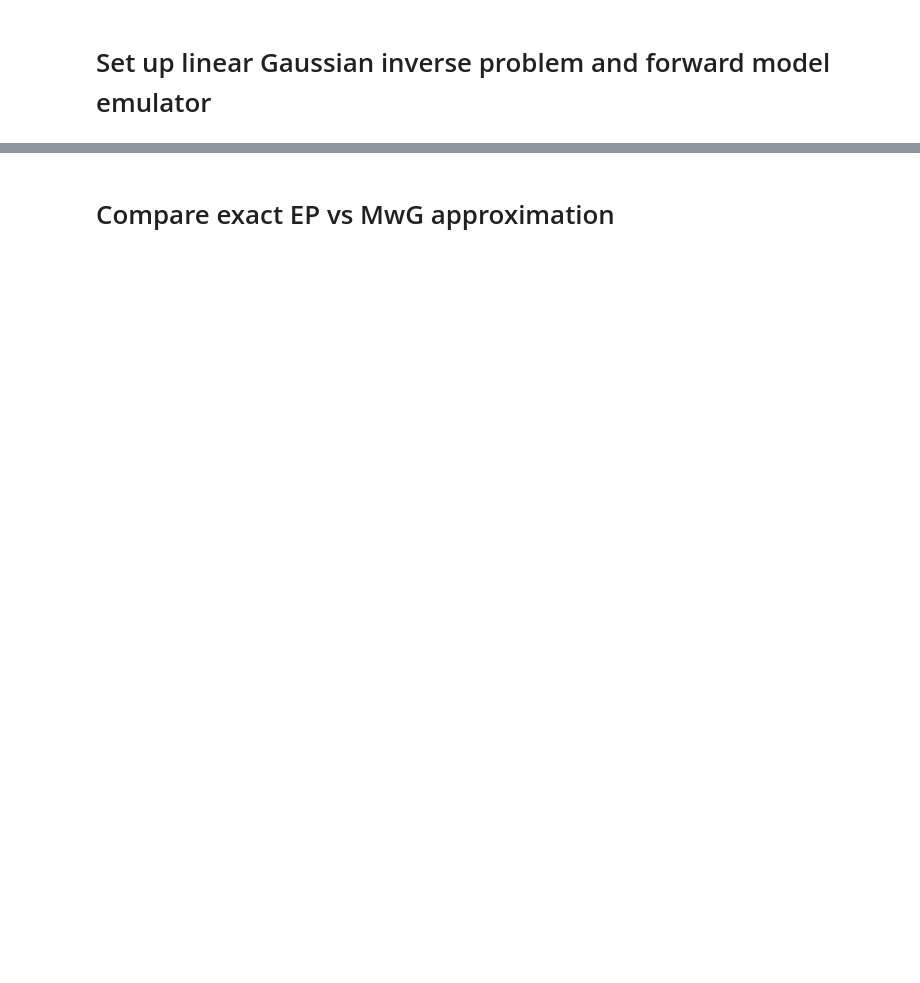
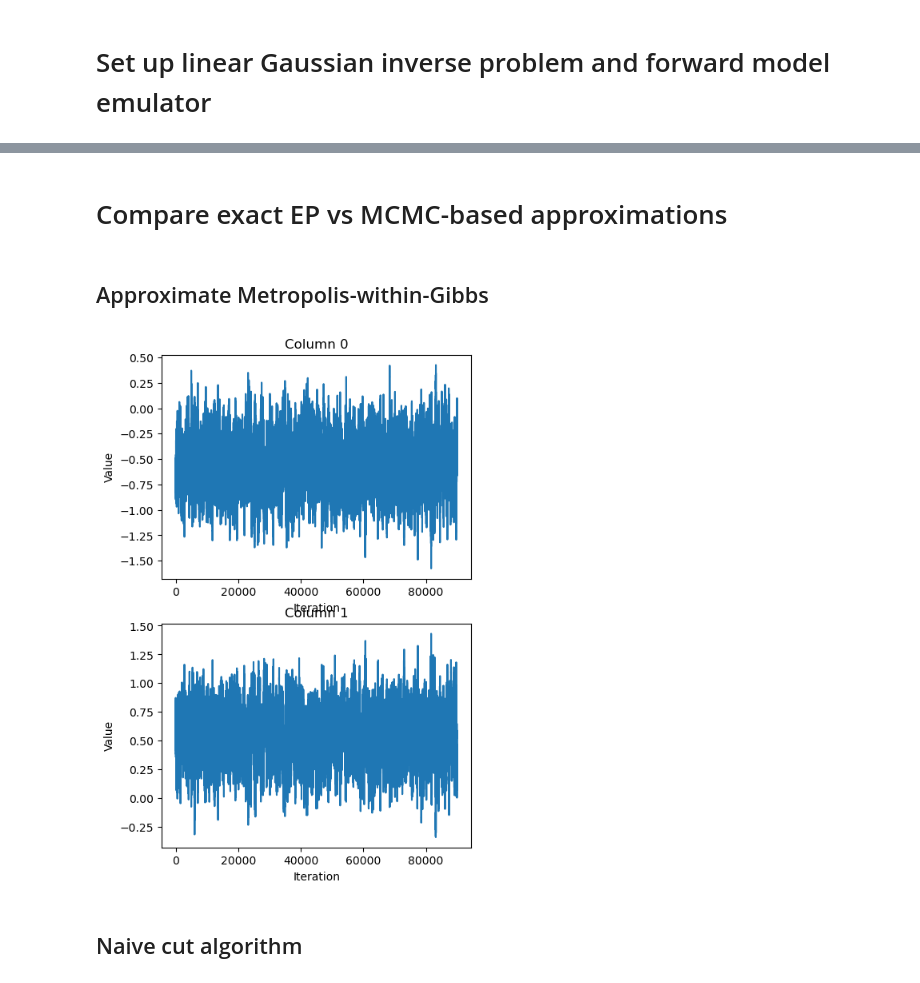
Before and after one commit to arob5/Bayesian-inference-with-surrogates, a Jupyter notebook: experiments/linear_Gaussian/linear_Gaussian_experiment.ipynb, the cells around one changed output, grey strips where cells are left out. Cells and saved outputs as stored; diff of their text form; code cells hidden in the pictures; blank space fills up the shorter version.

```diff
--- a/experiments/linear_Gaussian/linear_Gaussian_experiment.ipynb
+++ b/experiments/linear_Gaussian/linear_Gaussian_experiment.ipynb
@@ -117,2 +67,19 @@ plt.show()
 # %% [markdown]
-# Compare exact EP vs MwG approximation
+# Compare exact EP vs MCMC-based approximations
+# %% [markdown]
+## Approximate Metropolis-within-Gibbs
+# %%
+mwg = get_mwg_sampler(y, u, G, noise, e, rng, pcn_cor=0.99)
+# %%
+n_mcmc = 100000
+mwg.sample(num_steps=n_mcmc)
+
+samp_mcmc = np.empty((len(mwg.trace), u.dim))
+for i in range(samp_mcmc.shape[0]):
+    samp_mcmc[i,:] = mwg.trace[i].primary["u"]
+# %%
+burn_in_start = 10000
+trace_plots = plot_trace(samp_mcmc[burn_in_start:,:], nrows=2)
+plt.show()
+# %% [output]
+[figure, added]
@@ -118,0 +89,2 @@ plt.show()
+# %% [markdown]
+## Naive cut algorithm
```
Also changed, not shown: parts of 22 cells of this notebook, 1 other file.
